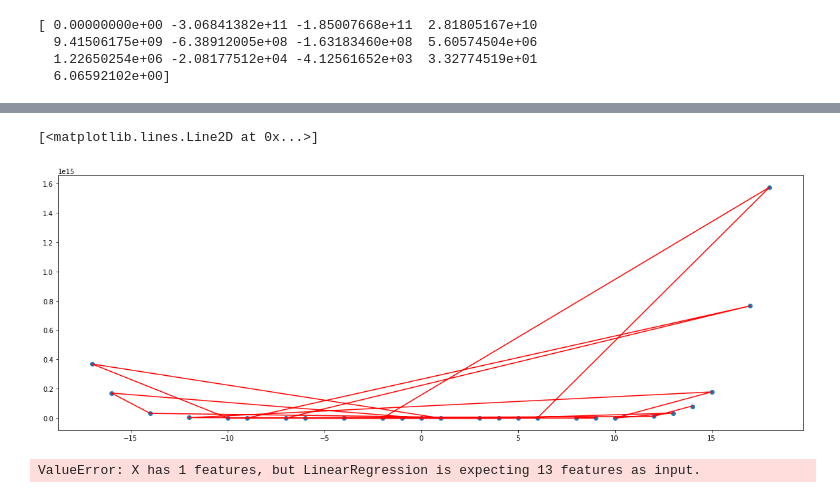
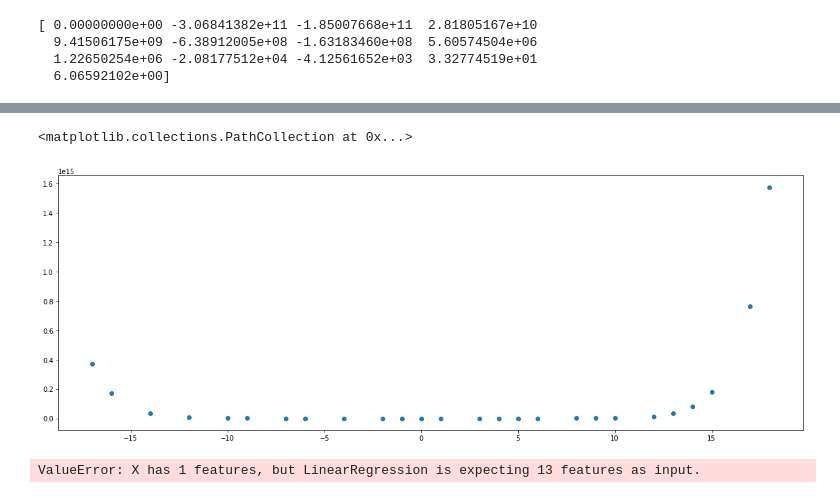
Before and after one commit to saketthakur001/Data-analysis-tasks, a Jupyter notebook: task_5.ipynb, the cells around one changed output, grey strips where cells are left out. Drawn from its saved outputs; the diff is of its cells as text; code cells hidden in the pictures.

```diff
--- a/task_5.ipynb
+++ b/task_5.ipynb
@@ -90,13 +129,15 @@ print(ols_model.coef_)
 # %%
 plt.figure(figsize=(20,7))
 plt.scatter(X, Y, label='data_points')
 
-plt.plot(X, y_pred, color='red')
+
+
+
+# plt.plot(X, y_pred, color='red')
 # y_pred = ols_model.predict(X)
-
 # plt.plot(X, y_pred, color='red')
 
 # plt.show()
 # %% [output]
-[<matplotlib.lines.Line2D at 0x...>]
+<matplotlib.collections.PathCollection at 0x...>
-[figure, old version]
+[figure, new version]
```
Also changed, not shown: parts of 3 cells of this notebook.
